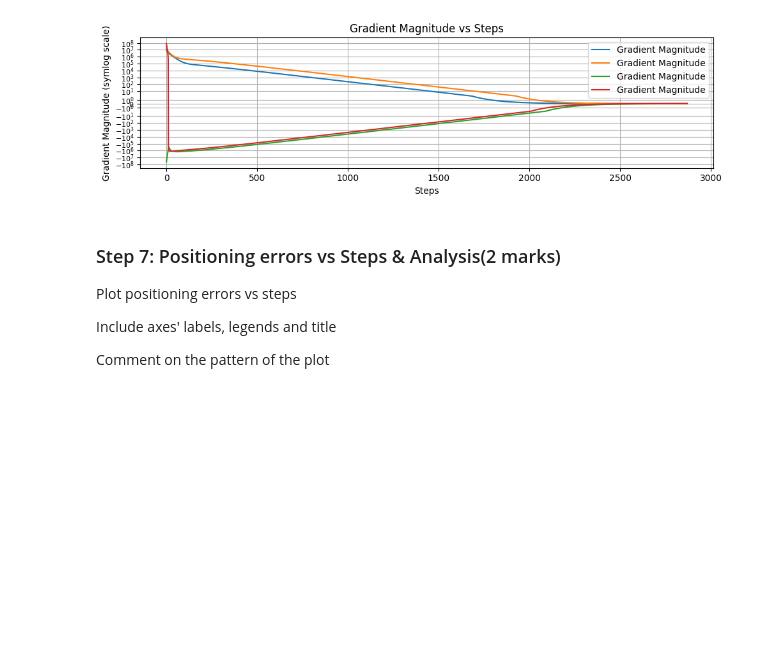
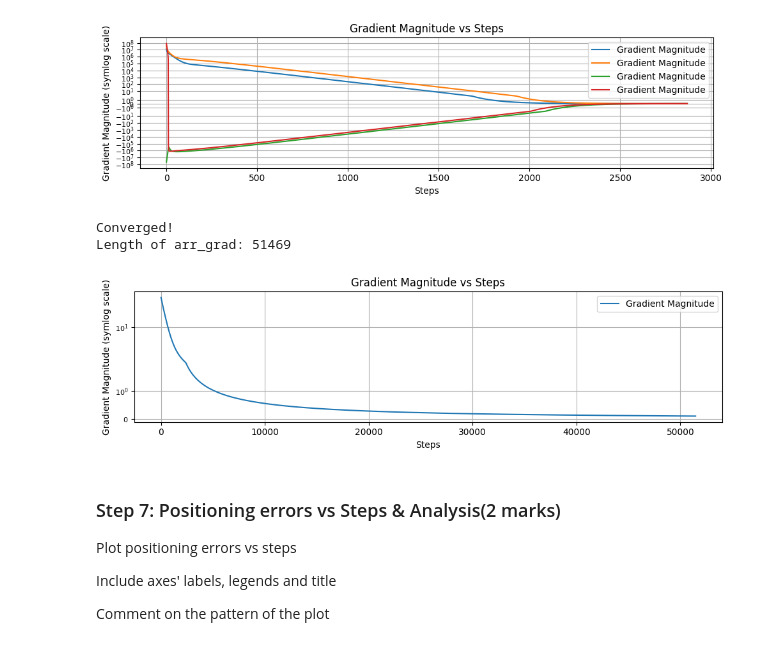
Before and after one commit to TonnyChuwa/engg680_2024_fall, a Jupyter notebook: Lab_Assignment3/Introduction to Machine Learning.ipynb, the cells around one changed output. Saved outputs shown, nothing was run; the diff lists cells and outputs as text; code cells hidden in the pictures; blank space fills up the shorter version.

```diff
--- a/Lab_Assignment3/Introduction to Machine Learning.ipynb
+++ b/Lab_Assignment3/Introduction to Machine Learning.ipynb
@@ -412,6 +382,71 @@ plt.show()
 # the optimization process has reached a minimum or is close to it.
 # %% [output]
 [figure]
+# %%
+# Resetting arr_grad at the beginning of the gradient descent function
+def gradient_descent(pseudorange, s_pos, learning_rate=0.0001, max_iters=100000, tolerance=1e-6):
+    global arr_cost, arr_grad, steps_count
+    arr_cost = []
+    arr_grad = []  # Re-initialize to store only one set of gradient magnitudes
+    steps_count = 0
+    X = np.random.uniform(-1e-3, 1e-3, size=4)  # Initialize with small random values
+
+    for iteration in range(max_iters):
+        r_pos = X[:3]
+        cdT = X[3]
+        current_cost = cost_function(r_pos, cdT, s_pos, pseudorange)
+
+        grad = gradient(r_pos, cdT, s_pos, pseudorange)
+        grad = np.clip(grad, -1e3, 1e3)  # Clip gradients to prevent overflow
+
+        # Check for NaN or Inf in gradients
+        if np.any(np.isnan(grad)) or np.any(np.isinf(grad)):
+            print(f"Iteration {iteration}: Gradient has NaN or Inf values. Stopping optimization.")
+            break
+
+        X_new = X - learning_rate * grad
+        new_cost = cost_function(X_new[:3], X_new[3], s_pos, pseudorange)
+
+        arr_cost.append(current_cost)
+        arr_grad.append(np.linalg.norm(grad))  # Track the gradient magnitude
+
+        if np.abs(new_cost - current_cost) < tolerance:
+            steps_count = iteration
+            print("Converged!")
+            break
+
+        X = X_new
+
+
+    print(f"Length of arr_grad: {len(arr_grad)}")
+
+    return X
+
+# Run gradient descent
+optimized_params = gradient_descent(pseudorange, sat_pos, learning_rate=0.0001)
+
+# Plot the single gradient magnitude line
+fig, ax = plt.subplots(nrows=1, ncols=1, figsize=(10, 3))
+ax.plot(arr_grad, label='Gradient Magnitude')
+ax.set_yscale('symlog')  # Use symmetric logarithmic scale for the y-axis
+ax.set_xlabel('Steps')
+ax.set_ylabel('Gradient Magnitude (symlog scale)')
+ax.set_title('Gradient Magnitude vs Steps')
+ax.tick_params(axis='y', labelsize=8)  # Set y-axis label size
+ax.grid(True)
+ax.legend()
+
+fig.tight_layout()  # Adjust the layout to prevent clipping of labels
+plt.show()
+
+# Comment on the pattern:
+# The plot should show a single, smooth line representing the gradient magnitudes over the iterations.
+# A decreasing trend indicates successful convergence. If you continue to see multiple lines, check
+# the plotting function to ensure it's not being called multiple times or in loops unintentionally.
+# %% [output]
+Converged!
+Length of arr_grad: 51469
+[figure, added]
 # %% [markdown]
 ### Step 7: Positioning errors vs Steps & Analysis(2 marks)
 Plot positioning errors vs steps
```
Also changed, not shown: parts of 11 cells of this notebook.
